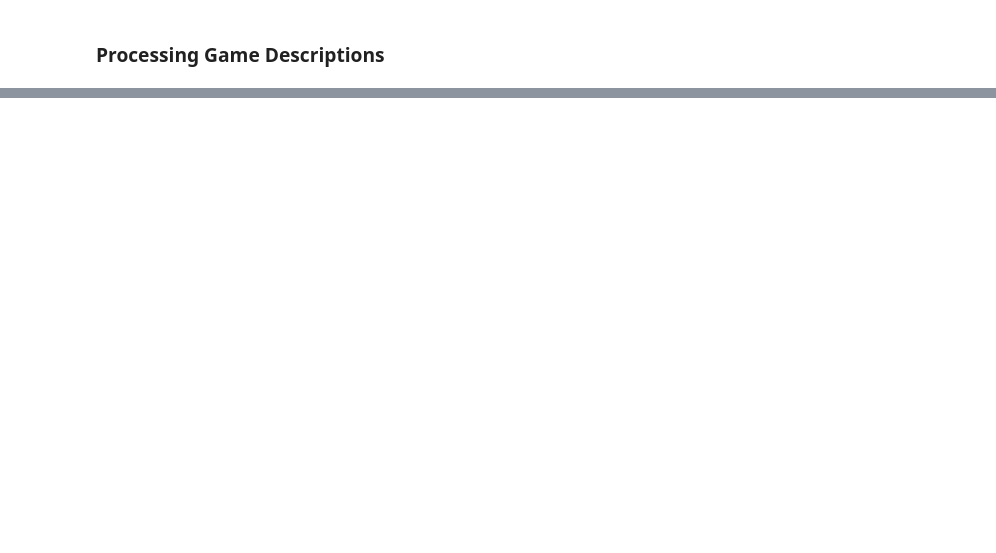
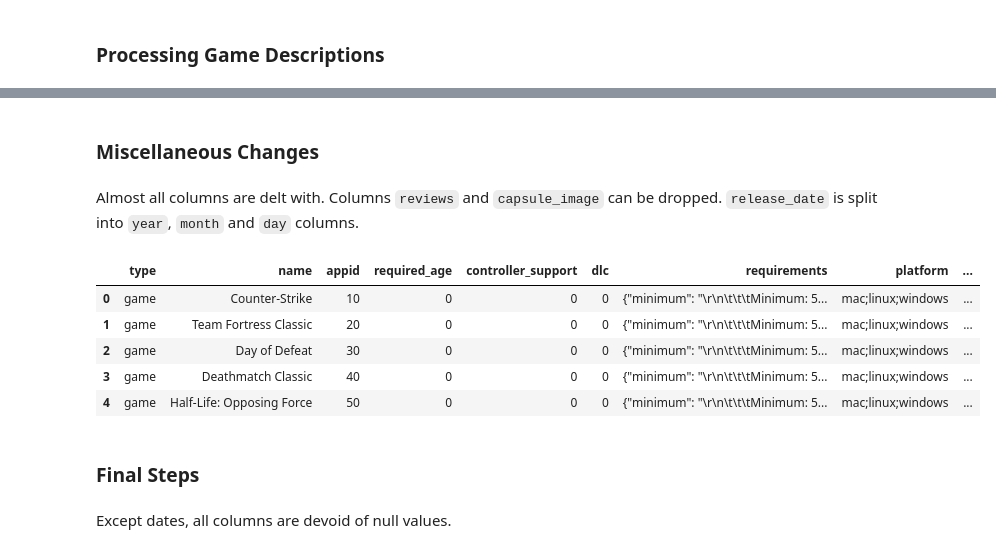
Before and after one commit to DataForgeOpenAIHub/Steam-Sales-Analysis, a Jupyter notebook: steam_sales/notebooks/steam_data_cleaning.ipynb, the cells around one changed output, grey strips where cells are left out. Cells and saved outputs as stored; diff of their text form; code cells hidden in the pictures; blank space fills up the shorter version.

Commit message:
clean data update

```diff
--- a/steam_sales/notebooks/steam_data_cleaning.ipynb
+++ b/steam_sales/notebooks/steam_data_cleaning.ipynb
@@ -744,0 +764,21 @@ raw_steam_data[raw_steam_data["appid"] == 745840]
+# %%
+def process_descriptions(df):
+    """
+    Process the descriptions of a DataFrame by combining multiple columns and performing some cleaning.
+
+    Args:
+        df (pandas.DataFrame): The DataFrame containing the columns to be processed.
+
+    Returns:
+        pandas.DataFrame: The processed DataFrame with the combined description column and other unnecessary columns dropped.
+    """
+    df = df.copy()
+
+    df['description'] = df['detailed_description'].fillna('') + ' ' + df['about_the_game'].fillna('') + ' ' + df['short_description'].fillna('') + ' Website: ' + df['website'].fillna('Not available') + ' Game Image: ' + df['header_image'].fillna('Not available')
+    df['description'] = df['description'].replace('', 'Not available')
+    df = df.drop(['detailed_description', 'about_the_game', 'short_description', 'website', 'header_image'], axis=1)
+
+    return df
+
+desc_df = process_descriptions(date_df)
+desc_df[['appid', 'name', 'description']].head()
@@ -745 +792,40 @@ raw_steam_data[raw_steam_data["appid"] == 745840]
+# %% [markdown]
+### Miscellaneous Changes
+# %% [markdown]
+Almost all columns are delt with. Columns `reviews` and `capsule_image` can be dropped. `release_date` is split into `year`, `month` and `day` columns.
+# %%
+def misc(df):
+    """
+    Perform miscellaneous data cleaning operations on the given DataFrame.
+
+    Parameters:
+    df (pandas.DataFrame): The input DataFrame to be cleaned.
+
+    Returns:
+    pandas.DataFrame: The cleaned DataFrame.
+    """
+    df = df.copy()
+    col_to_drop = ['capsule_image', 'reviews']
+
+    df['year'] = df['release_date'].dt.year.astype('Int16')
+    df['month'] = df['release_date'].dt.month.astype('Int16')
+    df['day'] = df['release_date'].dt.day.astype('Int16')
+
+    df = df.drop(col_to_drop, axis=1)
+
+    return df
+
+clean_steam_data = misc(desc_df)
+clean_steam_data.head()
+# %% [output]
+|  | type | name | appid | required_age | controller_support | dlc | requirements | platform | ... |
+| 0 | game | Counter-Strike | 10 | 0 | 0 | 0 | {"minimum": "\r\n\t\t\tMinimum: 5... | mac;linux;windows | ... |
+| 1 | game | Team Fortress Classic | 20 | 0 | 0 | 0 | {"minimum": "\r\n\t\t\tMinimum: 5... | mac;linux;windows | ... |
+| 2 | game | Day of Defeat | 30 | 0 | 0 | 0 | {"minimum": "\r\n\t\t\tMinimum: 5... | mac;linux;windows | ... |
+| 3 | game | Deathmatch Classic | 40 | 0 | 0 | 0 | {"minimum": "\r\n\t\t\tMinimum: 5... | mac;linux;windows | ... |
+| 4 | game | Half-Life: Opposing Force | 50 | 0 | 0 | 0 | {"minimum": "\r\n\t\t\tMinimum: 5... | mac;linux;windows | ... |
+# %% [markdown]
+### Final Steps
+# %% [markdown]
+Except dates, all columns are devoid of null values.
 # %%
```
Also changed, not shown: parts of 54 cells of this notebook.
